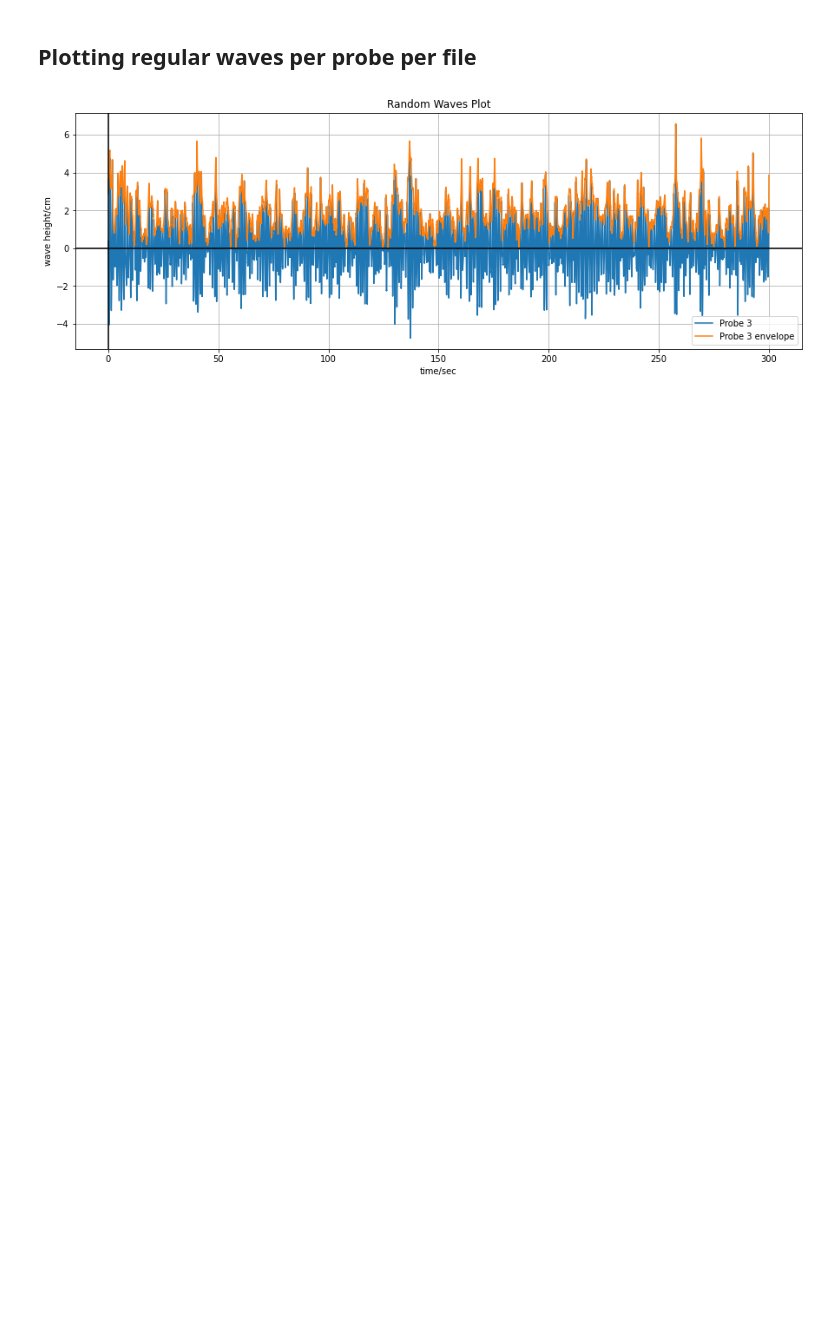
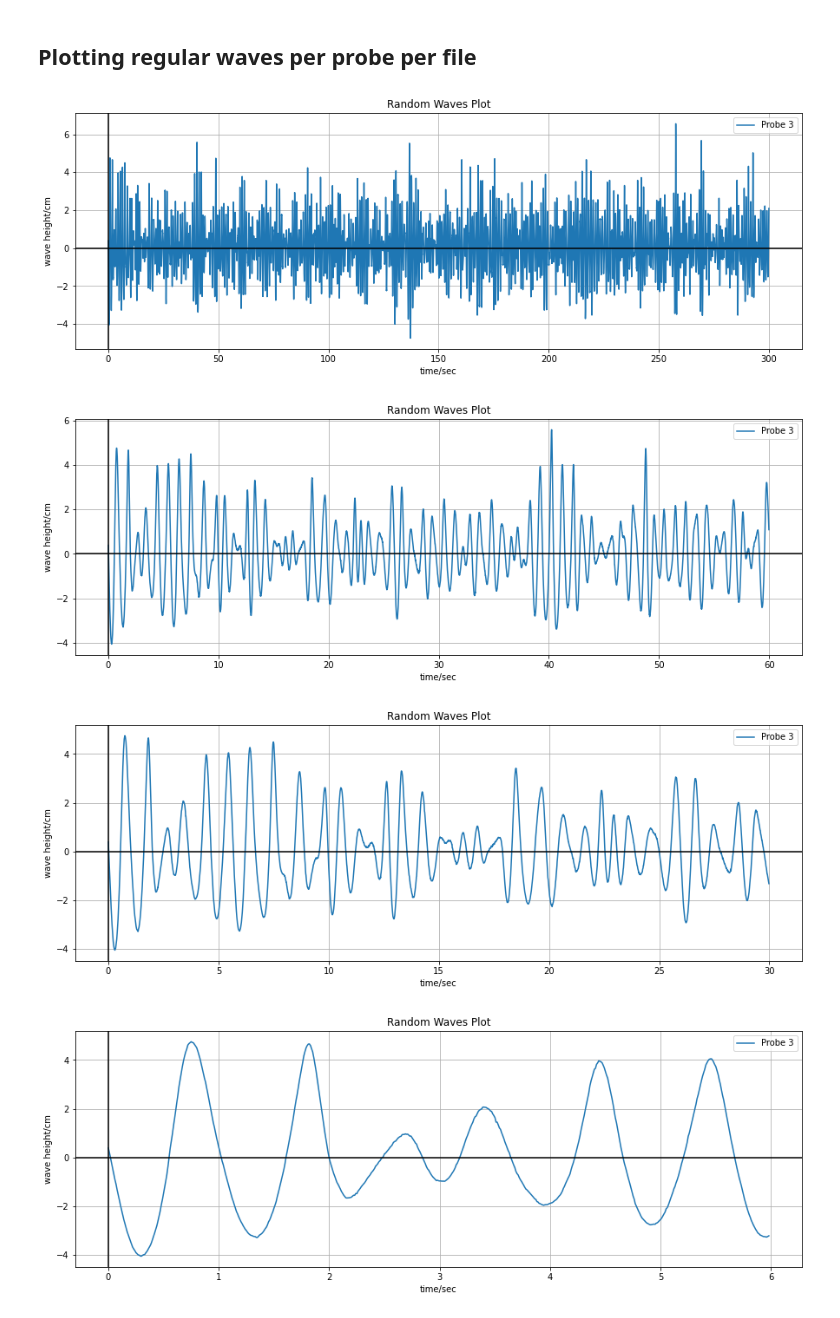
Before and after one commit to nathalex/Wave-Flume-Lab-Report, a Jupyter notebook: Jupyter-Notebook/random_analysis.ipynb, the cells around one changed output. Cells and saved outputs as stored; diff of their text form; code cells hidden in the pictures; blank space fills up the shorter version.

Commit message:
q8 basic graphs

```diff
--- a/Jupyter-Notebook/random_analysis.ipynb
+++ b/Jupyter-Notebook/random_analysis.ipynb
@@ -5,30 +5,42 @@ import numpy as np
 import matplotlib.pyplot as plt
 import seaborn as sns
 from scipy.signal import hilbert
+# %%
+def get_waves(filename):
+    data_list = [["time"],["Probe 1"],["Probe 2"],["Probe 3"], ["Probe 4"], ["Probe 5"]]
+    with open('../Experimental Data-20201218/' + filename + ".txt") as txt:
+        for row in txt.readlines():
+            row_list = row.strip().split(" ")
+            for i in range(len(data_list)-1):
+                data_list[i].append(float(row_list[i]))
+    return data_list
 # %%
-def plot_waves(filename):
-    data_list = [["time"],["Probe 1"],["Probe 2"],["Probe 3"], ["Probe 4"], ["Probe 5"]]
-    with open('../Experimental Data-20201218/' + filename + ".txt") as txt:
-        for row in txt.readlines():
-            row_list = row.strip().split(" ")
-            for i in range(len(data_list)-1):
-                data_list[i].append(float(row_list[i]))
-    analytic_signal = hilbert(data_list[3][1:])
-    amplitude_envelope = np.abs(analytic_signal)
-    # print(data_list)
+def plot_waves(data_list, filename, chunk, probe):
+    # analytic_signal = hilbert(data_list[probe][1:])
+    # amplitude_envelope = np.abs(analytic_signal)
+    # wave_height = np.average(amplitude_envelope)
+    beginning = int(len(data_list[0])/chunk)
     plt.figure(figsize=(15,5))
     plt.title("Random Waves Plot")
     plt.xlabel("time/sec")
     plt.ylabel("wave height/cm")
-    plt.plot(data_list[0][1:],data_list[3][1:],label=data_list[3][0])
-    plt.plot(data_list[0][1:],amplitude_envelope,label="Probe 3 envelope")
-    plt.legend()
+    plt.plot(data_list[0][1:beginning],data_list[probe][1:beginning],label=data_list[probe][0])
+    # plt.plot(data_list[0][1:beginning],amplitude_envelope[:beginning-1],label="Probe 3 envelope")
     plt.grid(True, which='both')
     plt.axhline(y=0, color='k')
+    # plt.axhline(y=wave_height, color='red', label="Significant Wave Height: {} cm".format(wave_height))
     plt.axvline(x=0, color='k')
-    plt.savefig("../graphs/" + filename + "Graph.png")
+    plt.legend()
+    plt.savefig("../graphs/" + filename + str(chunk) + "thGraph.png")
     plt.show()
-# %%
-plot_waves("Rand")
-# %% [output]
-[figure, removed]
+# %%
+data = get_waves("Rand")
+plot_waves(data,"Rand", 1, 3)
+plot_waves(data,"Rand", 5, 3)
+plot_waves(data,"Rand", 10, 3)
+plot_waves(data,"Rand", 50, 3)
+# %% [output]
+[figure, added]
+[figure, added]
+[figure, added]
+[figure, added]
```
Also changed, not shown: 7 other files.
